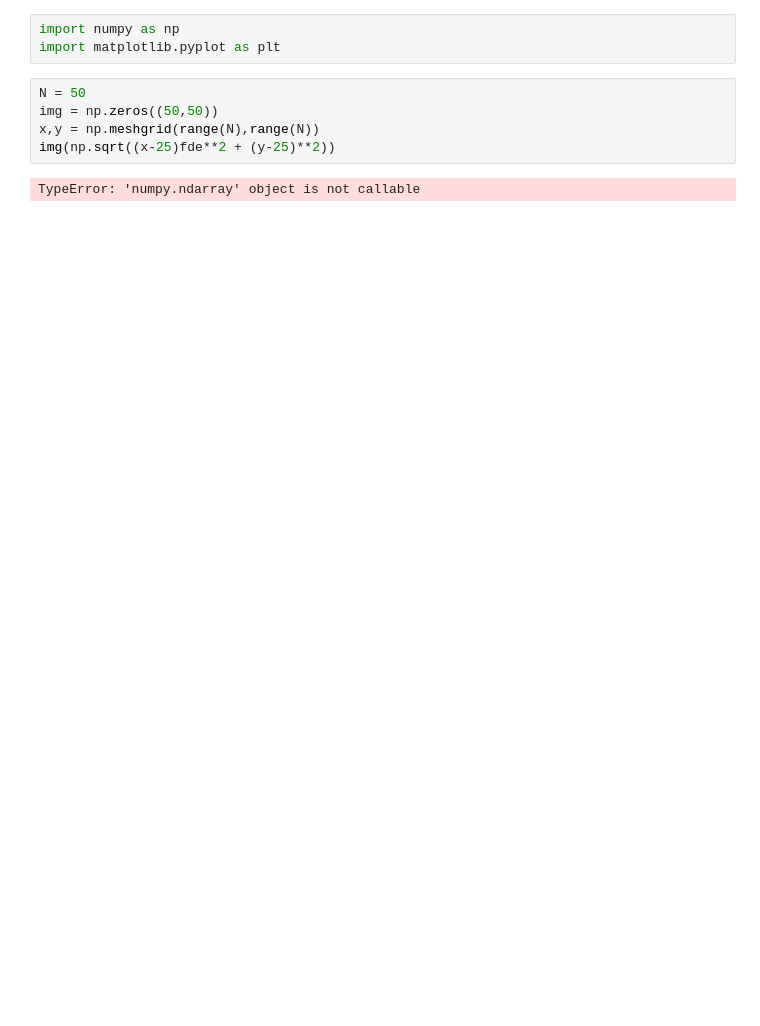
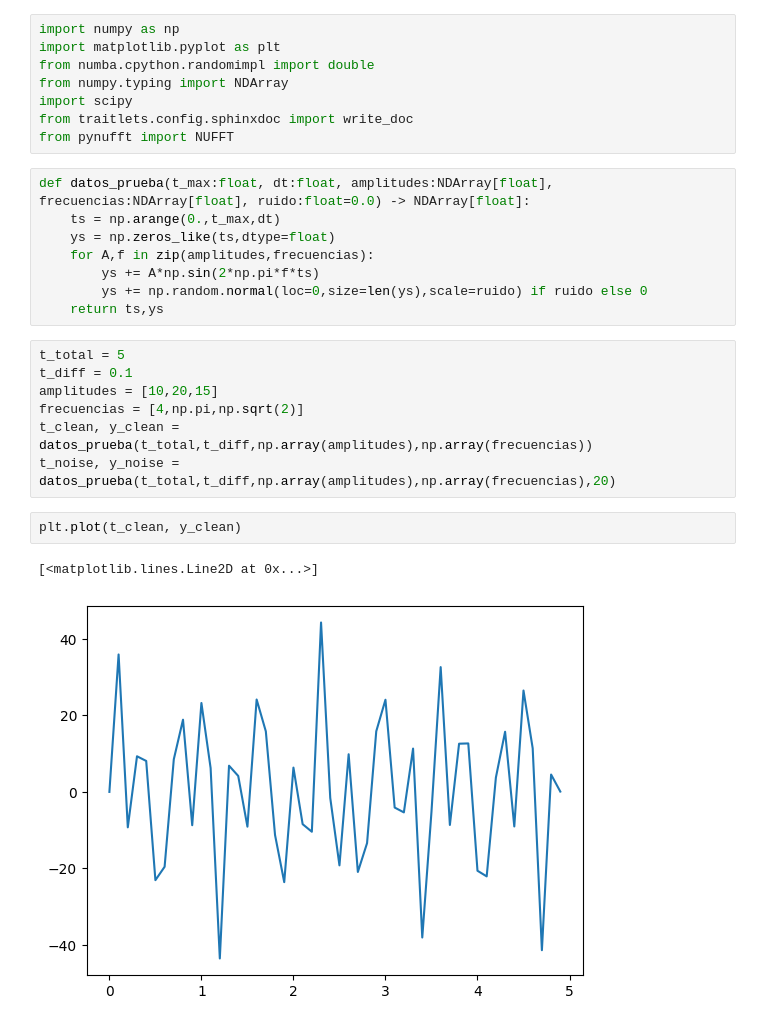
Before and after one commit to Munxi/metodosComp2, a Jupyter notebook: apuntes.ipynb, the cells around one changed output. Saved outputs shown, nothing was run; the diff lists cells and outputs as text; blank space fills up the shorter version.

```diff
--- a/apuntes.ipynb
+++ b/apuntes.ipynb
@@ -1,10 +1,28 @@
 # %%
 import numpy as np
 import matplotlib.pyplot as plt
+from numba.cpython.randomimpl import double
+from numpy.typing import NDArray
+import scipy
+from traitlets.config.sphinxdoc import write_doc
+from pynufft import NUFFT
+# %%
+def datos_prueba(t_max:float, dt:float, amplitudes:NDArray[float], frecuencias:NDArray[float], ruido:float=0.0) -> NDArray[float]:
+    ts = np.arange(0.,t_max,dt)
+    ys = np.zeros_like(ts,dtype=float)
+    for A,f in zip(amplitudes,frecuencias):
+        ys += A*np.sin(2*np.pi*f*ts)
+        ys += np.random.normal(loc=0,size=len(ys),scale=ruido) if ruido else 0
+    return ts,ys
 # %%
-N = 50
-img = np.zeros((50,50))
-x,y = np.meshgrid(range(N),range(N))
-img(np.sqrt((x-25)fde**2 + (y-25)**2))
+t_total = 5
+t_diff = 0.1
+amplitudes = [10,20,15]
+frecuencias = [4,np.pi,np.sqrt(2)]
+t_clean, y_clean = datos_prueba(t_total,t_diff,np.array(amplitudes),np.array(frecuencias))
+t_noise, y_noise = datos_prueba(t_total,t_diff,np.array(amplitudes),np.array(frecuencias),20)
-# %% [output]
-TypeError: 'numpy.ndarray' object is not callable
+# %%
+plt.plot(t_clean, y_clean)
+# %% [output]
+[<matplotlib.lines.Line2D at 0x...>]
+[figure, added]
```
Also changed, not shown: parts of 21 cells of this notebook, 7 other files.
